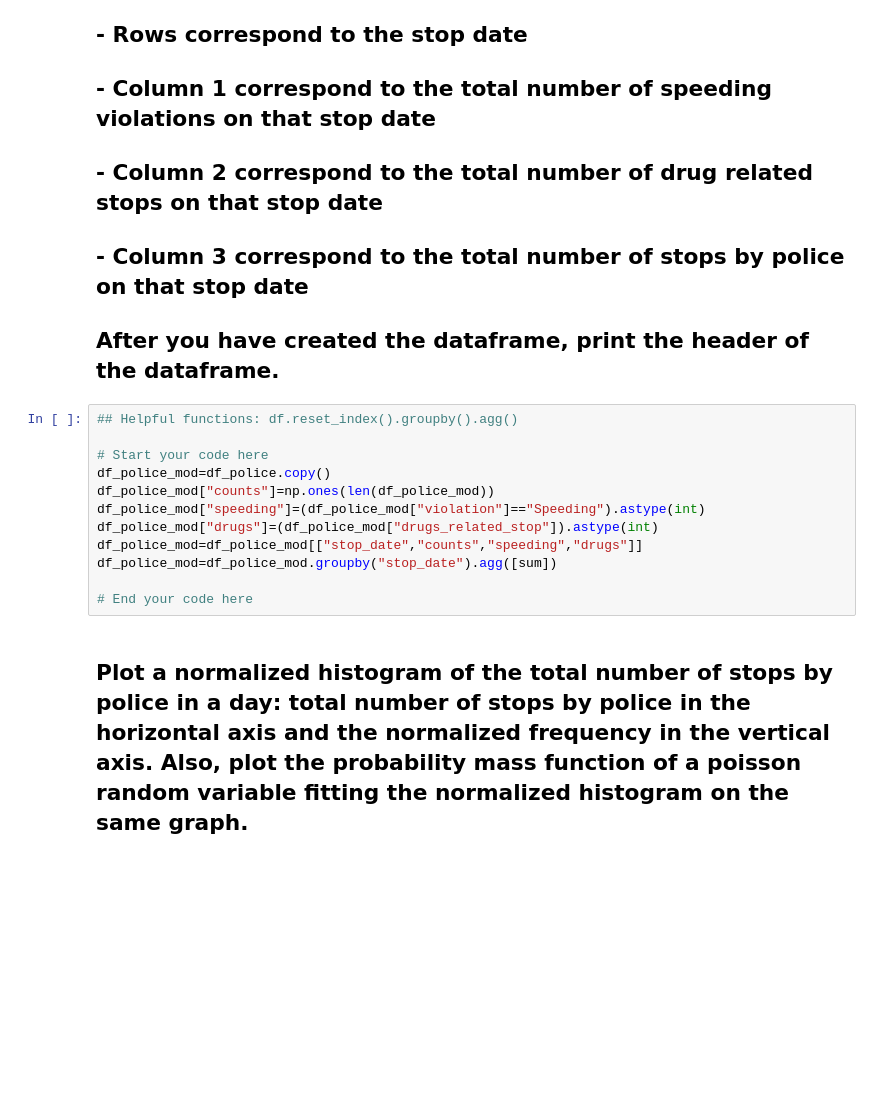
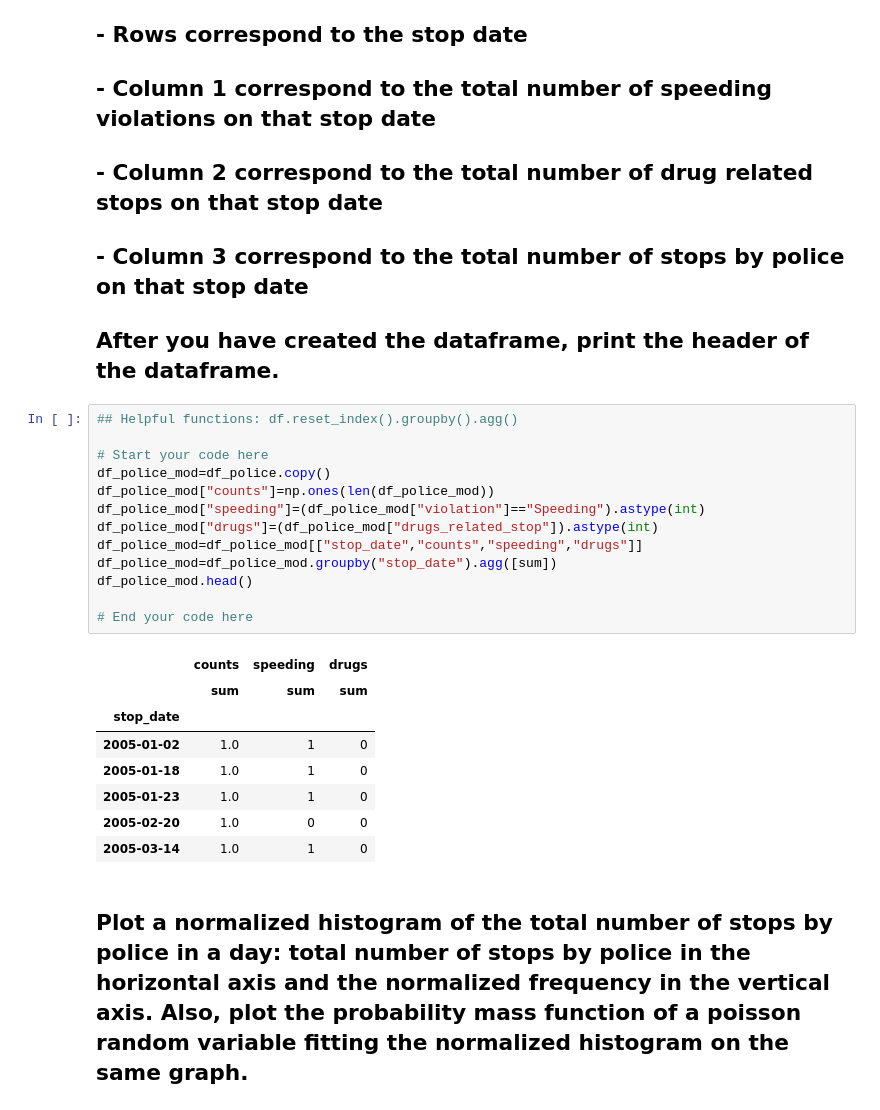
Before and after one commit to HighSpeeds/ECE131A, a Jupyter notebook: DataExp2/Data Science Exploration 2 - Probability mass function.ipynb, the cells around one changed output. Saved outputs shown, nothing was run; the diff lists cells and outputs as text; blank space fills up the shorter version.

```diff
--- a/DataExp2/Data Science Exploration 2 - Probability mass function.ipynb
+++ b/DataExp2/Data Science Exploration 2 - Probability mass function.ipynb
@@ -90,15 +90,25 @@ df_police.head()
 # %%
 ## Helpful functions: df.reset_index().groupby().agg()
 
 # Start your code here
 df_police_mod=df_police.copy()
 df_police_mod["counts"]=np.ones(len(df_police_mod))
 df_police_mod["speeding"]=(df_police_mod["violation"]=="Speeding").astype(int)
 df_police_mod["drugs"]=(df_police_mod["drugs_related_stop"]).astype(int)
 df_police_mod=df_police_mod[["stop_date","counts","speeding","drugs"]]
 df_police_mod=df_police_mod.groupby("stop_date").agg([sum])
+df_police_mod.head()
 
 # End your code here
+# %% [output]
+|  | counts | speeding | drugs |
+|  | sum | sum | sum |
+| stop_date |  |  |  |
+| 2005-01-02 | 1.0 | 1 | 0 |
+| 2005-01-18 | 1.0 | 1 | 0 |
+| 2005-01-23 | 1.0 | 1 | 0 |
+| 2005-02-20 | 1.0 | 0 | 0 |
+| 2005-03-14 | 1.0 | 1 | 0 |
 # %% [markdown]
 ## Plot a normalized histogram of the total number of stops by police in a day: total number of stops by police in the horizontal axis and the normalized frequency in the vertical axis. Also, plot the probability mass function of a poisson random variable fitting the normalized histogram on the same graph.
 # %%
```
Also changed, not shown: parts of 1 cell of this notebook, 12 other files.
